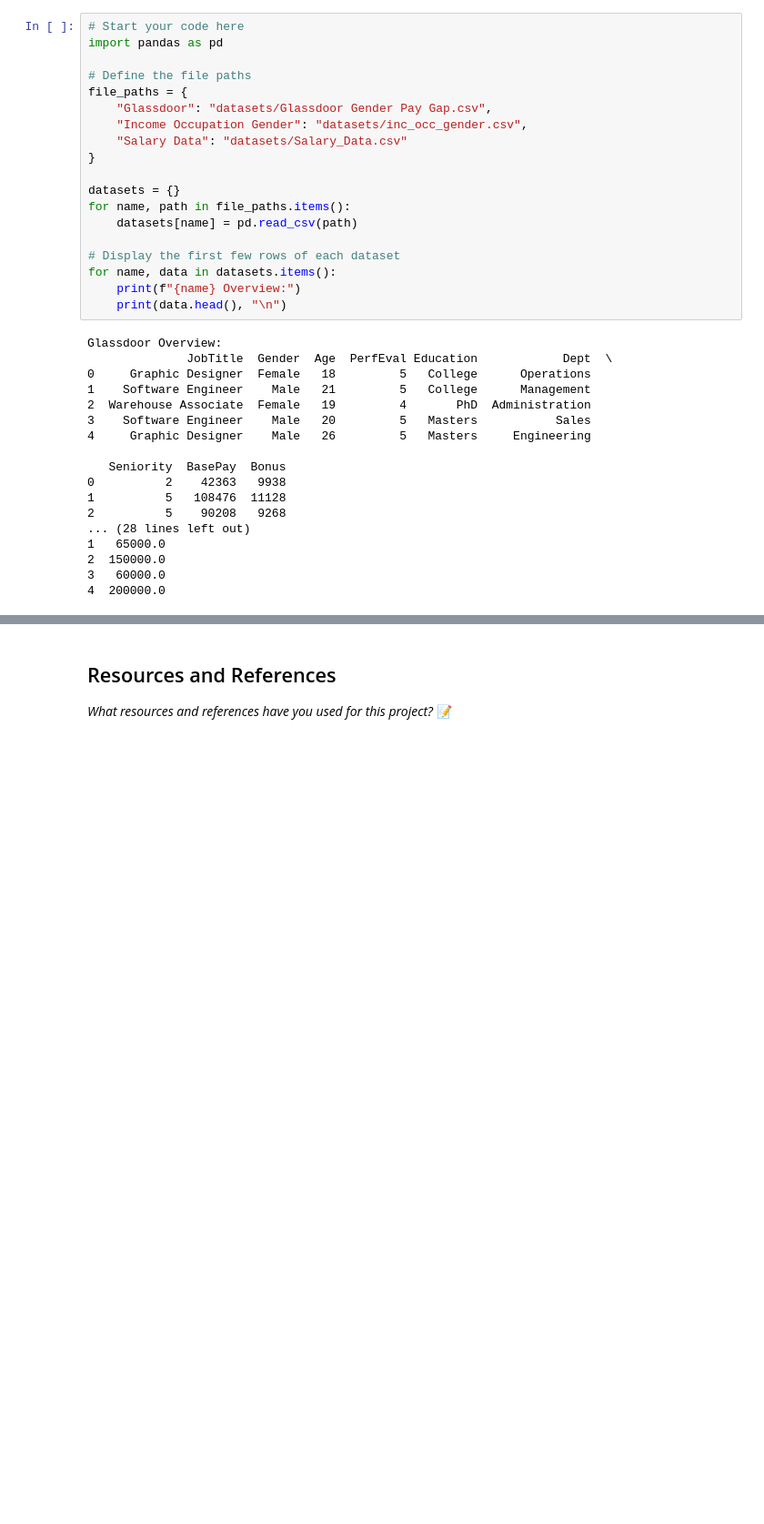
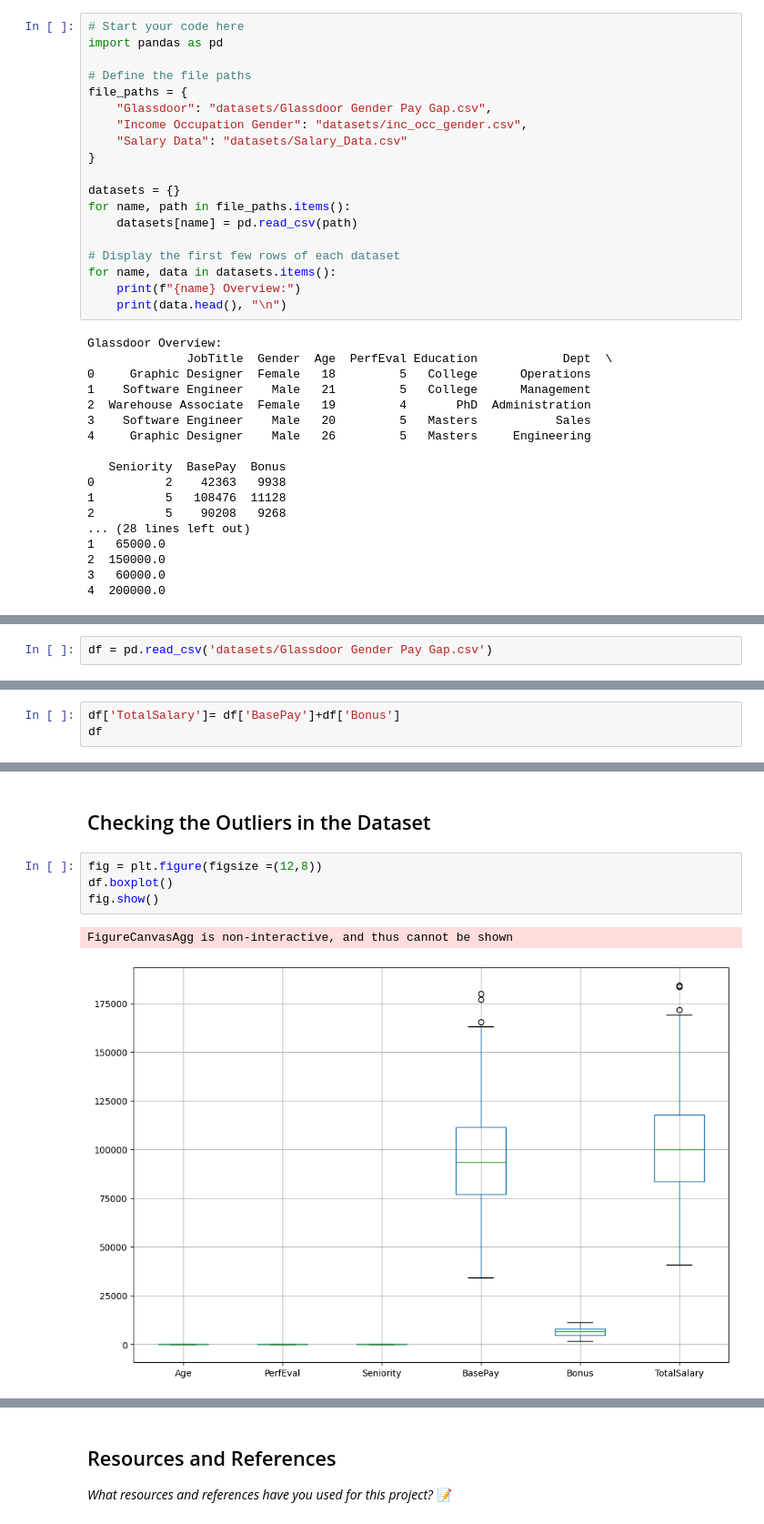
Before and after one commit to IT4063C-Fall24/final-project-Bidhatrii, a Jupyter notebook: source.ipynb, the cells around one changed output, grey strips where cells are left out. Shown at 91% size. Cells and saved outputs as stored; diff of their text form; blank space fills up the shorter version.

Commit message:
Created Visuals

```diff
--- a/source.ipynb
+++ b/source.ipynb
@@ -91,0 +115,2 @@ Glassdoor Overview:
+# %%
+df = pd.read_csv('datasets/Glassdoor Gender Pay Gap.csv')
@@ -91,0 +218,3 @@ Glassdoor Overview:
+# %%
+df['TotalSalary']= df['BasePay']+df['Bonus']
+df
@@ -91,0 +235,9 @@ Glassdoor Overview:
+# %% [markdown]
+## Checking the Outliers in the Dataset
+# %%
+fig = plt.figure(figsize =(12,8))
+df.boxplot()
+fig.show()
+# %% [output]
+FigureCanvasAgg is non-interactive, and thus cannot be shown
+[figure, added]
```
Also changed, not shown: parts of 30 cells of this notebook, 2 other files.
